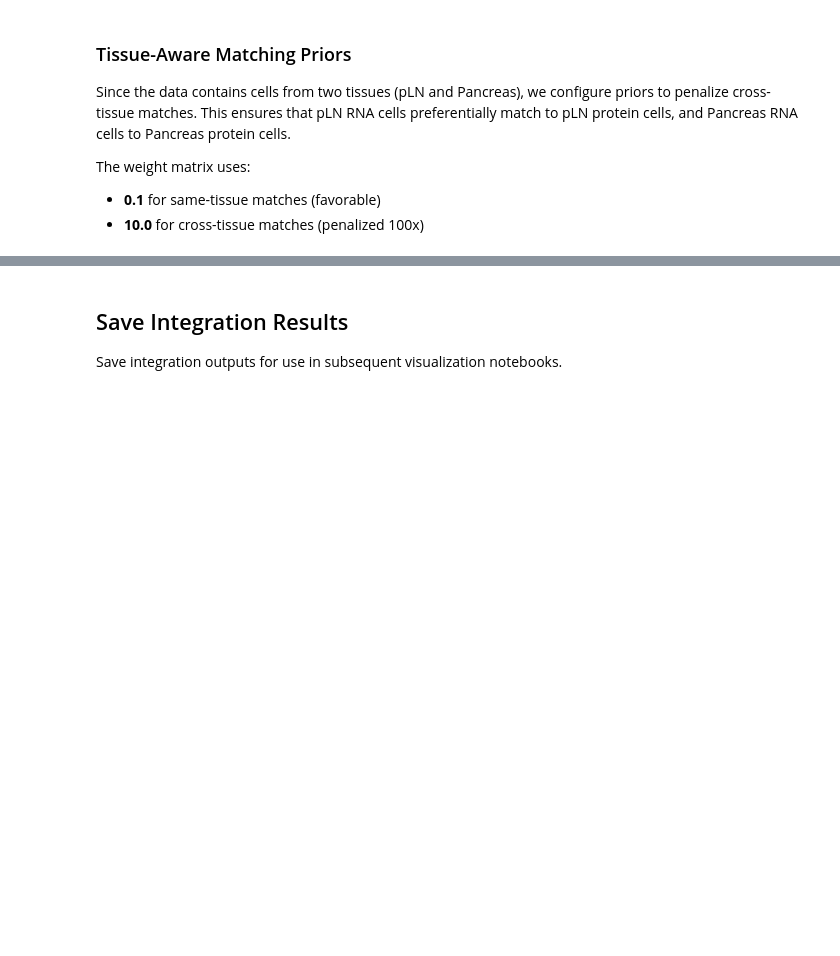
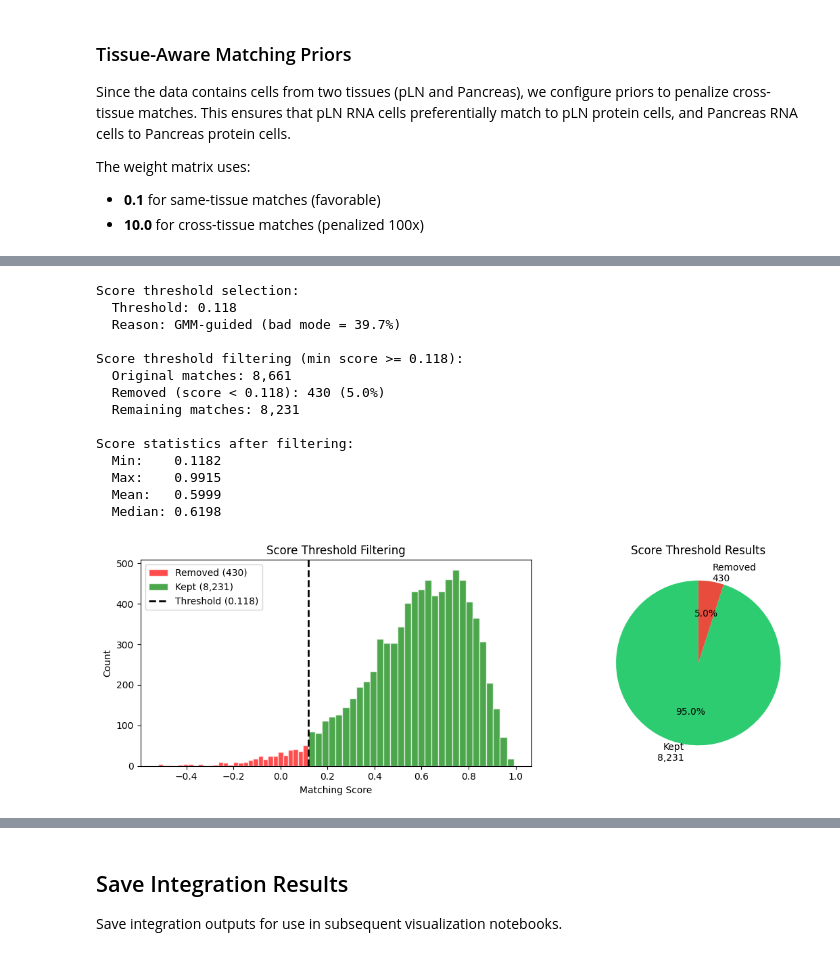
Before and after one commit to smith6jt-cop/maxfuse, a Jupyter notebook: notebooks/2_integration.ipynb, the cells around one changed output, grey strips where cells are left out. Saved outputs shown, nothing was run; the diff lists cells and outputs as text; code cells hidden in the pictures; blank space fills up the shorter version.

```diff
--- a/notebooks/2_integration.ipynb
+++ b/notebooks/2_integration.ipynb
@@ -2828,6 +3147,23 @@ print(f"  Score range: [{min(full_matching[2]):.3f}, {max(full_matching[2]):.3f}
 # %%
-# Apply score threshold to remove negative/low-quality matches
-MIN_SCORE_THRESHOLD = 0.0  # Remove anti-correlated matches only
+# Apply score threshold to remove low-quality matches
+# Use GMM-guided threshold if bimodal distribution detected, otherwise keep all positive
+
+# Check if GMM analysis detected significant bad mode
+if 'gmm_threshold' in dir() and 'bad_mode_fraction' in dir():
+    # Use GMM threshold if bad mode is substantial (>10% of matches)
+    if bad_mode_fraction > 0.10:
+        MIN_SCORE_THRESHOLD = gmm_threshold
+        threshold_reason = f"GMM-guided (bad mode = {bad_mode_fraction:.1%})"
+    else:
+        MIN_SCORE_THRESHOLD = 0.0
+        threshold_reason = f"Default (bad mode only {bad_mode_fraction:.1%}, not significant)"
+else:
+    MIN_SCORE_THRESHOLD = 0.0
+    threshold_reason = "Default (GMM analysis not run)"
+
+print(f"Score threshold selection:")
+print(f"  Threshold: {MIN_SCORE_THRESHOLD:.3f}")
+print(f"  Reason: {threshold_reason}")
 
 # Get original stats
 n_original = len(full_matching[0])
@@ -2844,9 +3180,9 @@ full_matching_filtered = (
 n_filtered = len(full_matching_filtered[0])
 n_removed = n_original - n_filtered
 
-print(f"Score threshold filtering (min score >= {MIN_SCORE_THRESHOLD}):")
+print(f"\nScore threshold filtering (min score >= {MIN_SCORE_THRESHOLD:.3f}):")
 print(f"  Original matches: {n_original:,}")
-print(f"  Removed (score < {MIN_SCORE_THRESHOLD}): {n_removed:,} ({100*n_removed/n_original:.1f}%)")
+print(f"  Removed (score < {MIN_SCORE_THRESHOLD:.3f}): {n_removed:,} ({100*n_removed/n_original:.1f}%)")
 print(f"  Remaining matches: {n_filtered:,}")
 print(f"")
 print(f"Score statistics after filtering:")
@@ -2858,35 +3194,51 @@ print(f"  Median: {np.median(full_matching_filtered[2]):.4f}")
 # Update full_matching to use filtered version
 full_matching = full_matching_filtered
 
 # Visualize what was removed
 fig, axes = plt.subplots(1, 2, figsize=(12, 4))
 
 ax = axes[0]
 if n_removed > 0:
     ax.hist(scores[~mask], bins=30, alpha=0.7, color='red', label=f'Removed ({n_removed:,})', edgecolor='white')
 ax.hist(scores[mask], bins=30, alpha=0.7, color='green', label=f'Kept ({n_filtered:,})', edgecolor='white')
-ax.axvline(MIN_SCORE_THRESHOLD, color='black', linestyle='--', linewidth=2, label=f'Threshold ({MIN_SCORE_THRESHOLD})')
+ax.axvline(MIN_SCORE_THRESHOLD, color='black', linestyle='--', linewidth=2, label=f'Threshold ({MIN_SCORE_THRESHOLD:.3f})')
 ax.set_xlabel('Matching Score')
 ax.set_ylabel('Count')
 ax.set_title('Score Threshold Filtering')
 ax.legend()
 
 ax = axes[1]
 if n_removed > 0:
     sizes = [n_filtered, n_removed]
     colors = ['#2ecc71', '#e74c3c']
     labels = [f'Kept\n{n_filtered:,}', f'Removed\n{n_removed:,}']
     ax.pie(sizes, labels=labels, colors=colors, autopct='%1.1f%%', startangle=90)
     ax.set_title('Score Threshold Results')
 else:
-    ax.text(0.5, 0.5, f'All {n_filtered:,} matches\nkept (score >= {MIN_SCORE_THRESHOLD})',
+    ax.text(0.5, 0.5, f'All {n_filtered:,} matches\nkept (score >= {MIN_SCORE_THRESHOLD:.3f})',
             ha='center', va='center', fontsize=12, transform=ax.transAxes,
             bbox=dict(boxstyle='round', facecolor='#2ecc71', alpha=0.3))
     ax.set_title('Score Threshold Results')
     ax.axis('off')
 
 plt.tight_layout()
 plt.show()
+# %% [output]
+Score threshold selection:
+  Threshold: 0.118
+  Reason: GMM-guided (bad mode = 39.7%)
+
+Score threshold filtering (min score >= 0.118):
+  Original matches: 8,661
+  Removed (score < 0.118): 430 (5.0%)
+  Remaining matches: 8,231
+
+Score statistics after filtering:
+  Min:    0.1182
+  Max:    0.9915
+  Mean:   0.5999
+  Median: 0.6198
+[figure, added]
 # %%
 # Verify matching cardinality (RNA-centric approach)
 print("=" * 60)
```
Also changed, not shown: parts of 55 cells of this notebook, 2 other files.
